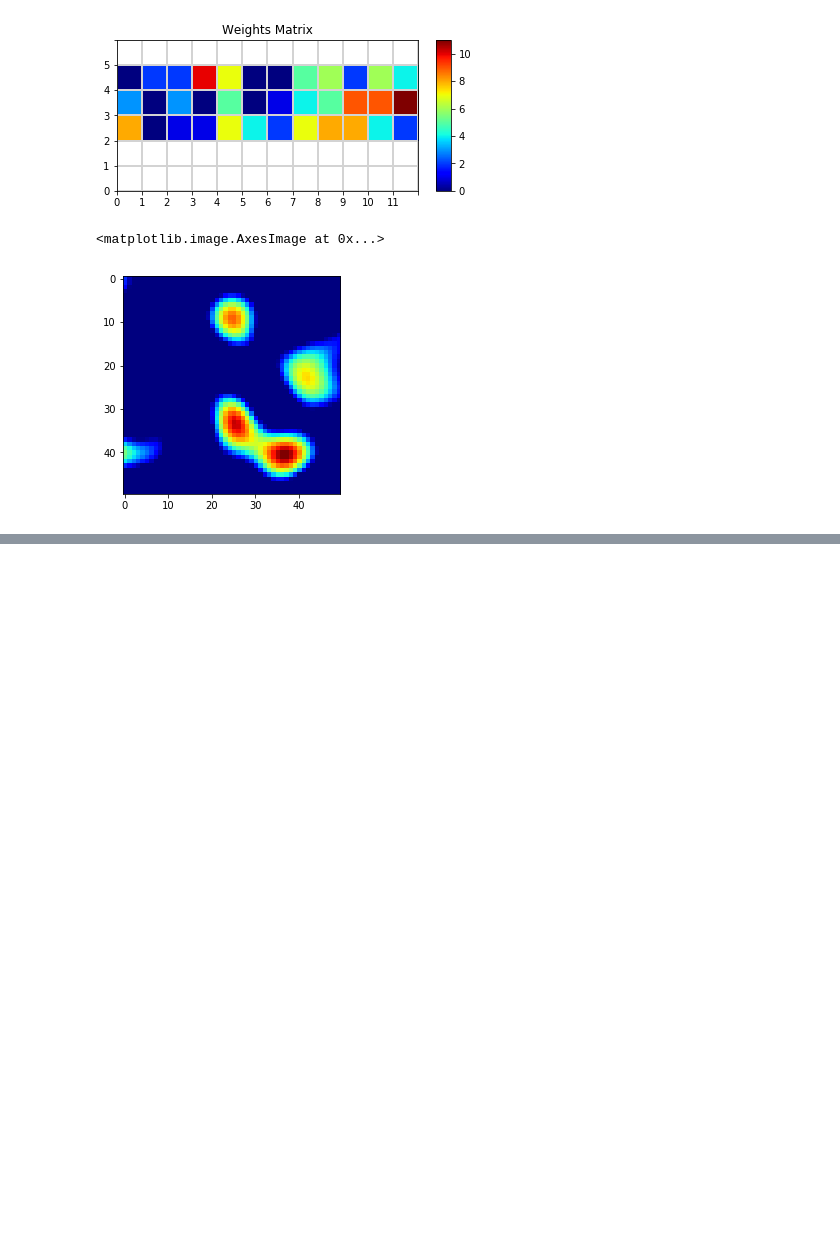
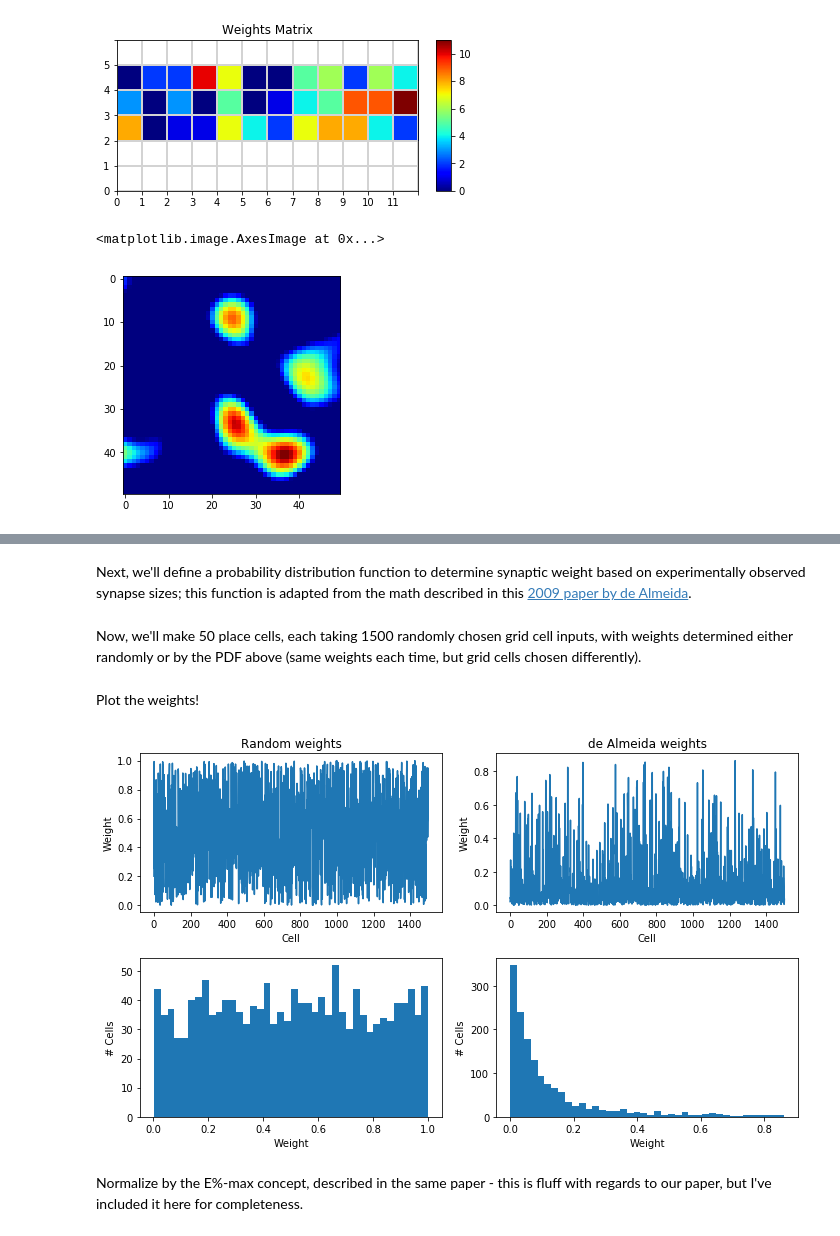
Before and after one commit to csmslab/hipposlam, a Jupyter notebook: biocas_notebook.ipynb, the cells around one changed output, grey strips where cells are left out. Cells and saved outputs as stored; diff of their text form; code cells hidden in the pictures; blank space fills up the shorter version.

```diff
--- a/biocas_notebook.ipynb
+++ b/biocas_notebook.ipynb
@@ -247,0 +342,50 @@ plt.imshow(place_2_norm, cmap='jet')
+# %%
+# Find all 13824 grid cell envelopes
+size = 5
+num_grids = grid_weights.shape[2]
+
+grid_outputs = np.zeros([10*size, 10*size, num_grids])
+for gc in range(num_grids):
+    grid_outputs[:,:,gc], _ = matrix_sum(VCOmatrix,grid_weights[:,:,gc],size)
+# %% [markdown]
+Next, we'll define a probability distribution function to determine synaptic weight based on experimentally observed synapse sizes; this function is adapted from the math described in this [2009 paper by de Almeida](http://www.jneurosci.org/content/29/23/7504.long).
+# %%
+def almeida_weights(size):
+    A, B = 100.7, 0.02
+    sigma = np.array([0.02, 0.018, 0.15])
+    s = np.arange(0,0.2,0.0001)
+    dist = A * (1 - np.exp(- s/sigma[0])) * (np.exp(- s/sigma[1]) + B * np.exp(- s/sigma[2]))
+    pdf = dist/np.sum(dist)
+    syn_diam = nprd.choice(s,size=size,p=pdf)
+    weights = (syn_diam/0.2)*(syn_diam/(syn_diam+0.0314))
+    return weights
+# %% [markdown]
+Now, we'll make 50 place cells, each taking 1500 randomly chosen grid cell inputs, with weights determined either randomly or by the PDF above (same weights each time, but grid cells chosen differently).
+# %%
+num_places = 50
+num_gc = 1500
+
+place_cells = np.zeros([10*size, 10*size, num_places, 3])
+weights = almeida_weights(num_gc)
+rand_weights = nprd.random_sample(weights.shape)
+
+for pc in range(num_places):
+    idx = np.arange(num_grids)
+    nprd.shuffle(idx)
+    idx = idx[0:num_gc]
+    for i, gc_ind in enumerate(idx):
+        place_cells[:,:,pc,0] = place_cells[:,:,pc,0] + weights[i] * grid_outputs[:,:,gc_ind]
+        place_cells[:,:,pc,2] = place_cells[:,:,pc,2] + rand_weights[i] * grid_outputs[:,:,gc_ind]
+# %% [markdown]
+Plot the weights!
+# %%
+plt.figure(figsize=(10,6))
+plt.subplot(221); plt.plot(rand_weights); plt.xlabel('Cell'); plt.ylabel('Weight'); plt.title('Random weights')
+plt.subplot(222); plt.plot(weights); plt.xlabel('Cell'); plt.ylabel('Weight'); plt.title('de Almeida weights')
+plt.subplot(223); plt.hist(rand_weights,bins=40); plt.xlabel('Weight'); plt.ylabel('# Cells');
+plt.subplot(224); plt.hist(weights, bins=40); plt.xlabel('Weight'); plt.ylabel('# Cells');
+plt.tight_layout()
+# %% [output]
+[figure, added]
+# %% [markdown]
+Normalize by the E%-max concept, described in the same paper - this is fluff with regards to our paper, but I've included it here for completeness.
```
Also changed, not shown: parts of 20 cells of this notebook, 5 other files.
